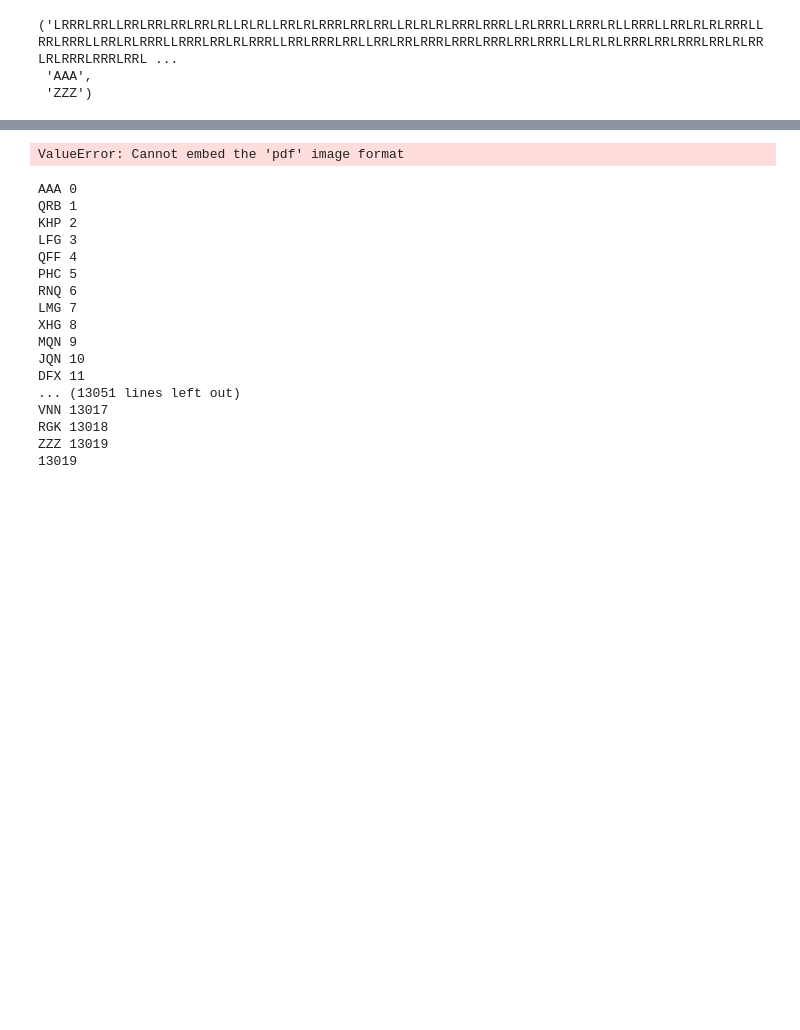
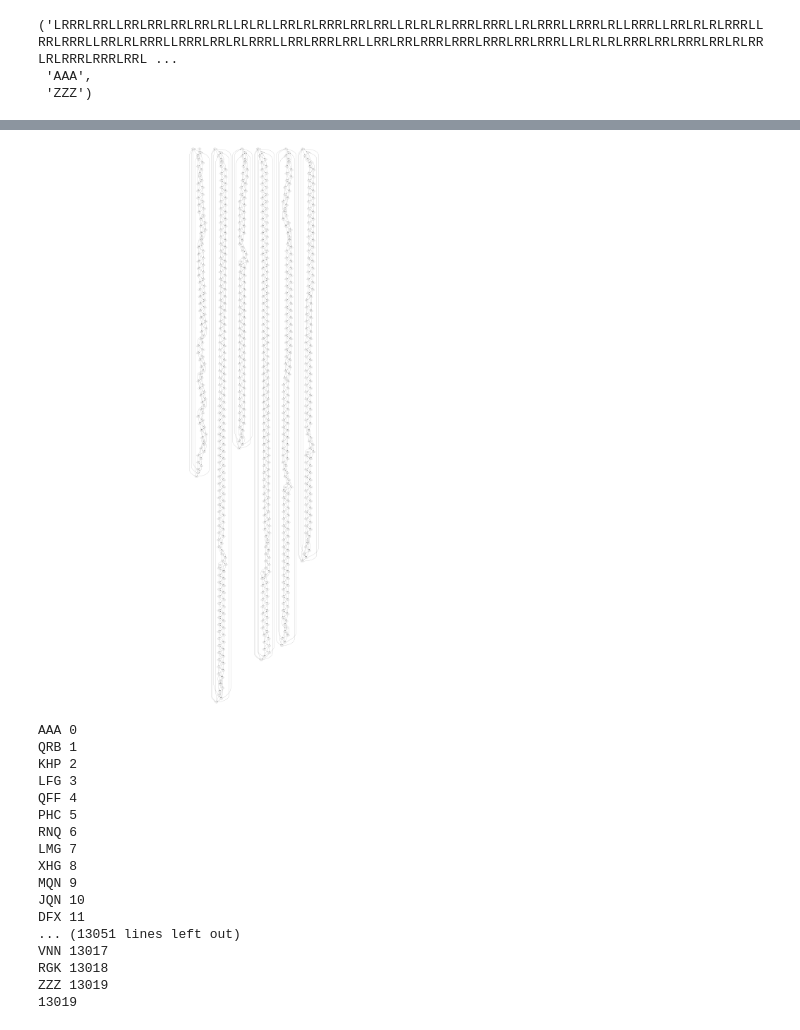
Before and after one commit to dsagman/advent-of-code, a Jupyter notebook: 2023/day8/day.ipynb, the cells around one changed output, grey strips where cells are left out. Saved outputs shown, nothing was run; the diff lists cells and outputs as text; code cells hidden in the pictures; blank space fills up the shorter version.

```diff
--- a/2023/day8/day.ipynb
+++ b/2023/day8/day.ipynb
@@ -52,12 +52,12 @@ plt.show()
 # %%
 dot = Digraph()
 for u, v in G.edges():
     dot.edge(str(u), str(v))
 
-dot.render('graph', view=True)
-display(Image(filename='graph.pdf'))
+# dot.render('graph', view=True)
+display(Image(filename='graph.png'))
 # %% [output]
-ValueError: Cannot embed the 'pdf' image format
+[figure, added]
 # %%
 current_node = start_node
 steps = 0
```
Also changed, not shown: parts of 1 cell of this notebook, 4 other files.
